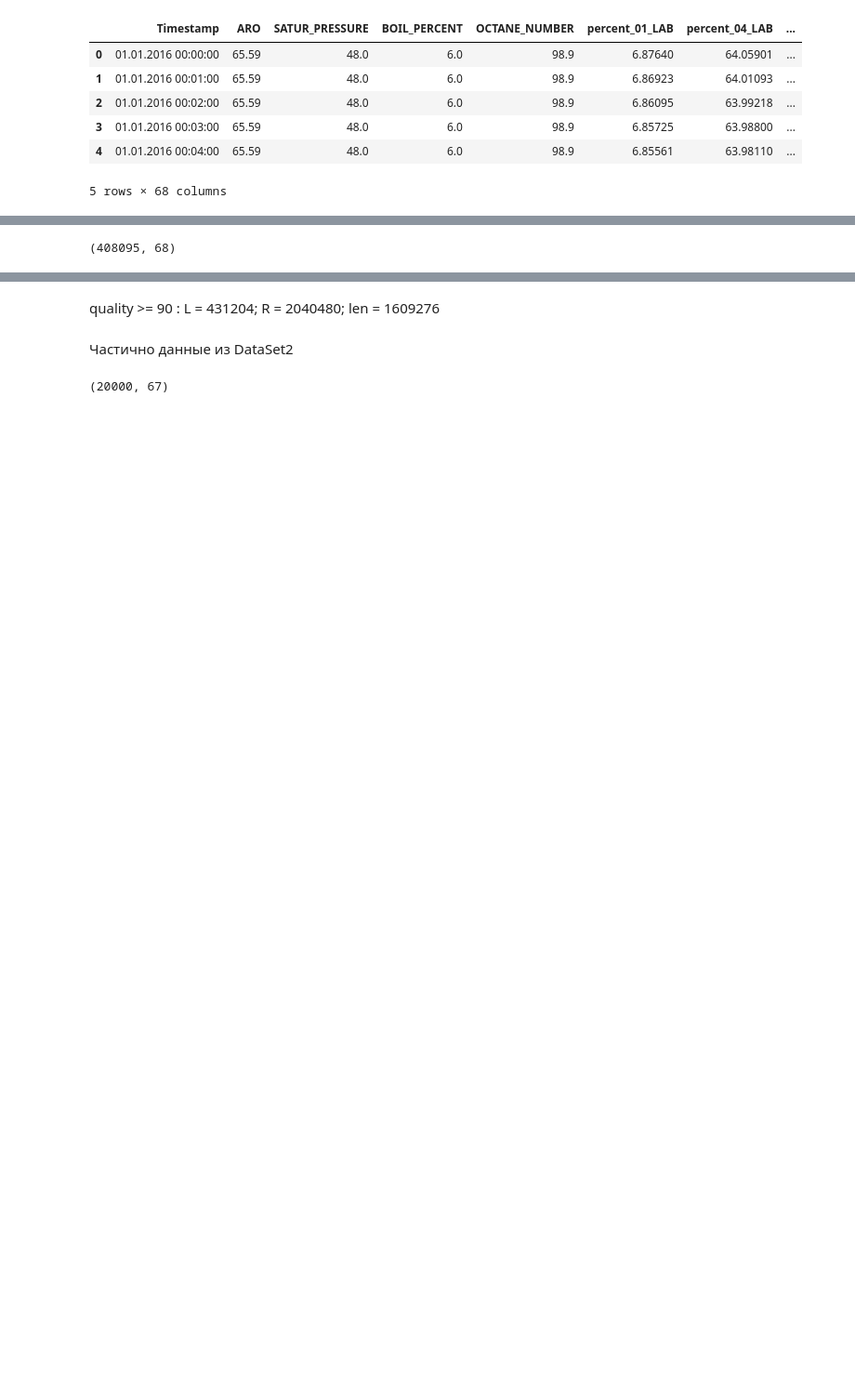
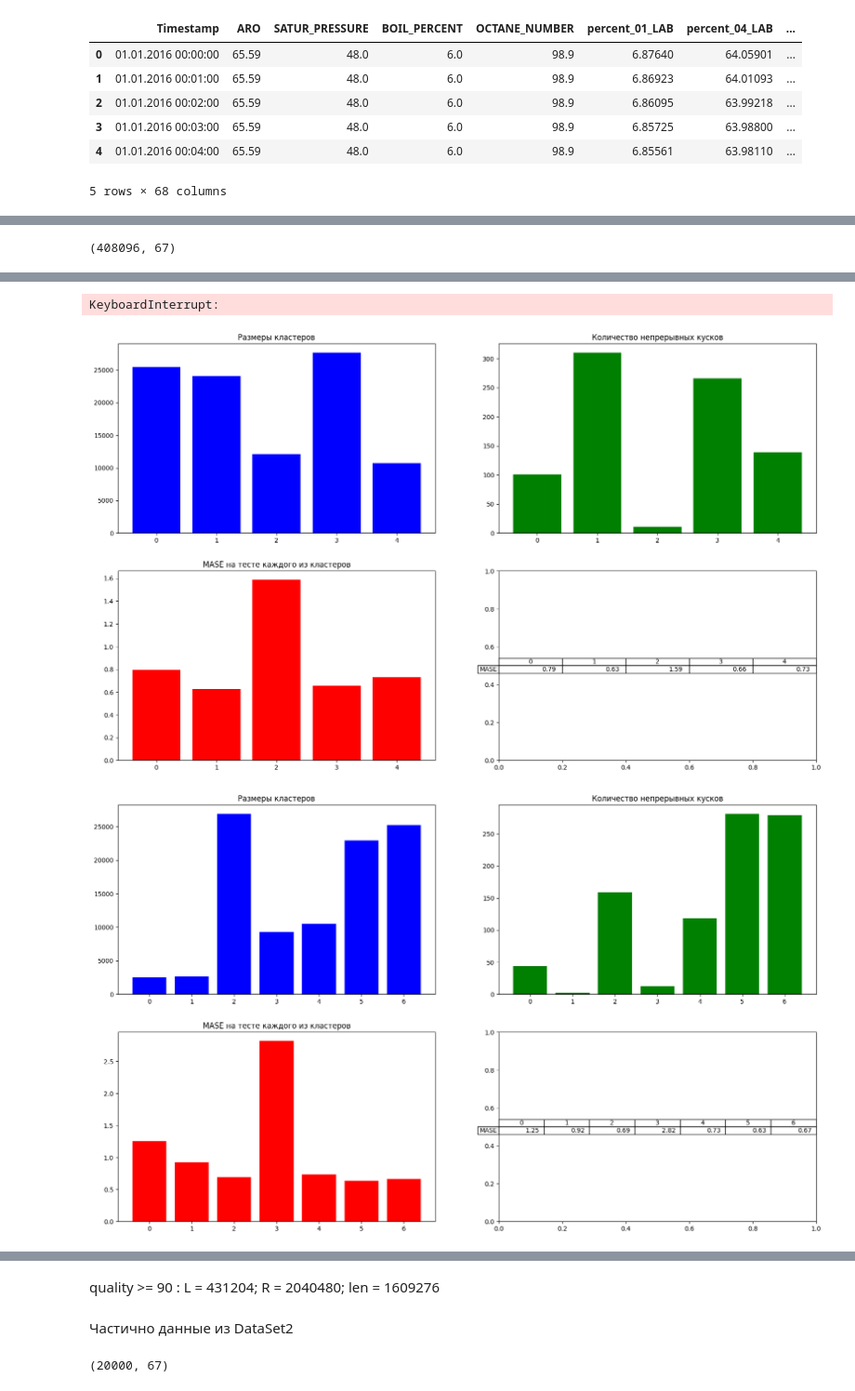
Before and after one commit to VeryLittleAnna/time_series, a Jupyter notebook: notebook.ipynb, the cells around one changed output, grey strips where cells are left out. Shown at 93% size. Saved outputs shown, nothing was run; the diff lists cells and outputs as text; code cells hidden in the pictures; blank space fills up the shorter version.

Commit message:
Реализовано разделение ряда на окна, кластеризация их с помощью Kmeans, затем внутри каждого кластера сформированы свои выборки и обучена своя модель.

```diff
--- a/notebook.ipynb
+++ b/notebook.ipynb
@@ -39,4 +51,8 @@ preprocessed_data = pd.read_csv("DataSet_preprocessed.csv")
+# %%
+K = 5
+df = data.groupby(data.index // K).mean() #усреднение
+df_np = df.to_numpy()
 # %%
-preprocessed_data.shape
+df_np.shape
 # %% [output]
-(408095, 68)
+(408096, 67)
@@ -54,0 +59,57 @@ def create_lag(data, size_of_lag=1):
+# %%
+dataset = df_np[:100000, ...].astype(np.float64)
+# %%
+window_sizes_for_clustering = [1, 2, 3, 10]
+Ns_clusters = [5, 7, 9]
+# %%
+from sktime.performance_metrics.forecasting import MeanAbsoluteScaledError
+mase = MeanAbsoluteScaledError()
+# %%
+mae = MeanAbsoluteError()
+
+for window_size in window_sizes_for_clustering:
+    for N_clusters in Ns_clusters:
+        dataset_windows, dataset_y = Forecasting.create_windows(dataset, window_size=window_size)
+        clusters_labels = Clustering.KMeans_for_windows(dataset_windows, W=window_size, N_clusters=N_clusters, max_iter=50)
+        datasets_clusters = Clustering.flatten_from_interceting_windows(dataset_windows, clusters_labels, W=window_size, \
+                N_clusters=N_clusters) #можно и dataset_y включать. +1
+        print(f"{N_clusters=}, {len(datasets_clusters)}, {len(datasets_clusters[0])}, {datasets_clusters[0][0].shape}")
+        plt.figure(figsize=(20, 12))
+        plt.subplot(2, 2, 1)
+        plt.bar(np.arange(N_clusters), [np.sum(clusters_labels == i) for i in range(N_clusters)], color='blue')
+        plt.title("Размеры кластеров")
+        plt.subplot(2, 2, 2)
+        plt.bar(np.arange(N_clusters), [len(datasets_clusters[i]) for i in range(N_clusters)], color="green")
+        plt.title("Количество непрерывных кусков")
+        ###window_size for model
+        errors = [1] * N_clusters
+        for cluster_num in range(N_clusters):
+            sc = Forecasting.MyStandardScaler()
+            sc.fit(datasets_clusters[cluster_num])
+            prepared_data = sc.transform(datasets_clusters[cluster_num])
+            data_X, data_y = Forecasting.create_windows(prepared_data, window_size=10)
+            # print(f"{len(data_X)=}, {data_X[0].shape=}, {len(data_y)=}, {data_y[0].shape=}")
+            train_X, train_y, test_X, test_y = Forecasting.split_to_train_test(data_X, data_y)
+            print(f"Before prediction: {train_X.shape=}, {train_y.shape=}, {test_X.shape=}, {test_y.shape=}")
+            #не просто конец брать, а из каждого куска непрерывности. Будет ли сильно оптимистичнее оценка?
+            if len(test_X.shape) == 2 or test_X.shape[0] == 0:
+                print(f"Fail! {test_X.shape=}")
+                continue
+            if len(train_X.shape) == 2 or train_X.shape[0] == 0:
+                print(f"Fail! {train_X.shape=}")
+                continue
+            model, history = Forecasting.learn(train_X, train_y)
+            predicted = model.predict(test_X)
+            error = mase(test_y, predicted, y_train=train_y)
+            errors[cluster_num] = error
+            print(f"Cluster {cluster_num}, {error=}")
+        plt.subplot(2, 2, 3)
+        plt.bar(np.arange(N_clusters), errors, color="red")
+        plt.title("MASE на тесте каждого из кластеров")
+        plt.subplot(2, 2, 4)
+        plt.table(cellText= [[f"{x:.2f}" for x in errors]],
+                      rowLabels=["MASE"],
+                      colLabels=list(range(N_clusters)),
+                      loc='center')
+        plt.savefig(f"plots/Dataset2/{N_clusters=}  W={window_size}.png")
+# %% [output]
@@ -54,0 +133,3 @@ def create_lag(data, size_of_lag=1):
+KeyboardInterrupt:
+[figure, added]
+[figure, added]
```
Also changed, not shown: parts of 33 cells of this notebook, 14 other files.
